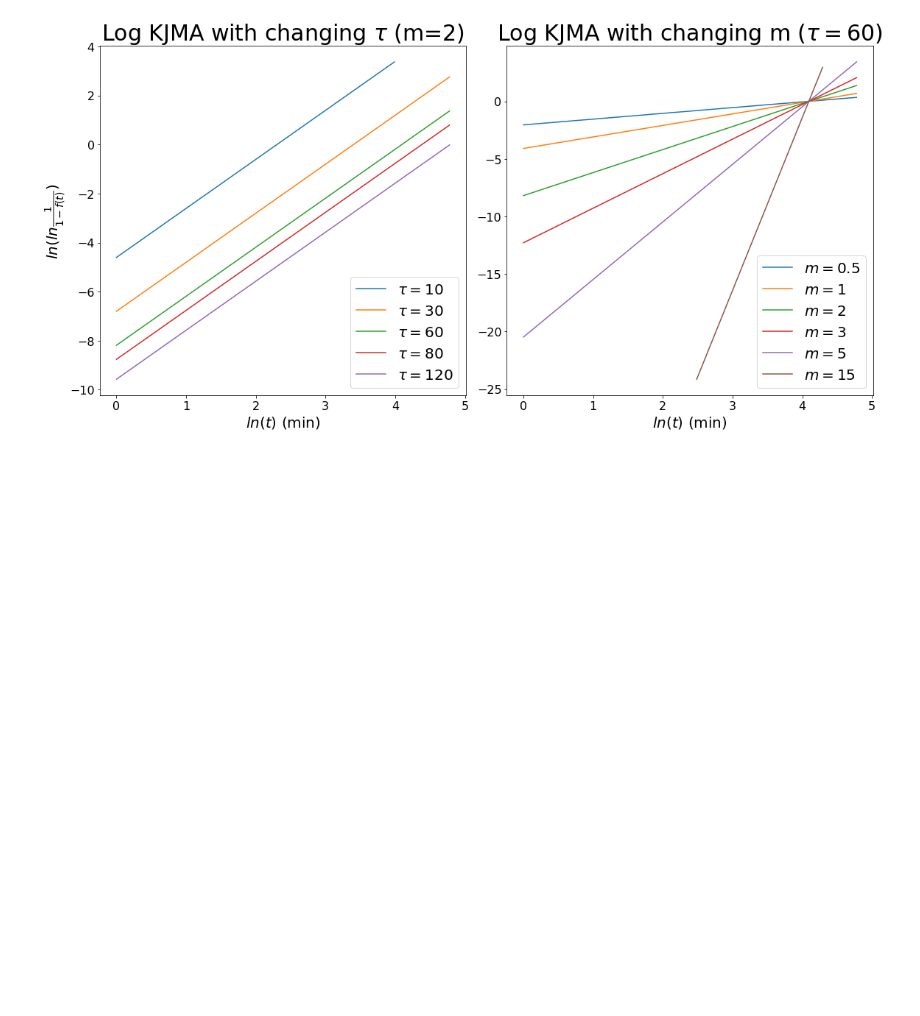
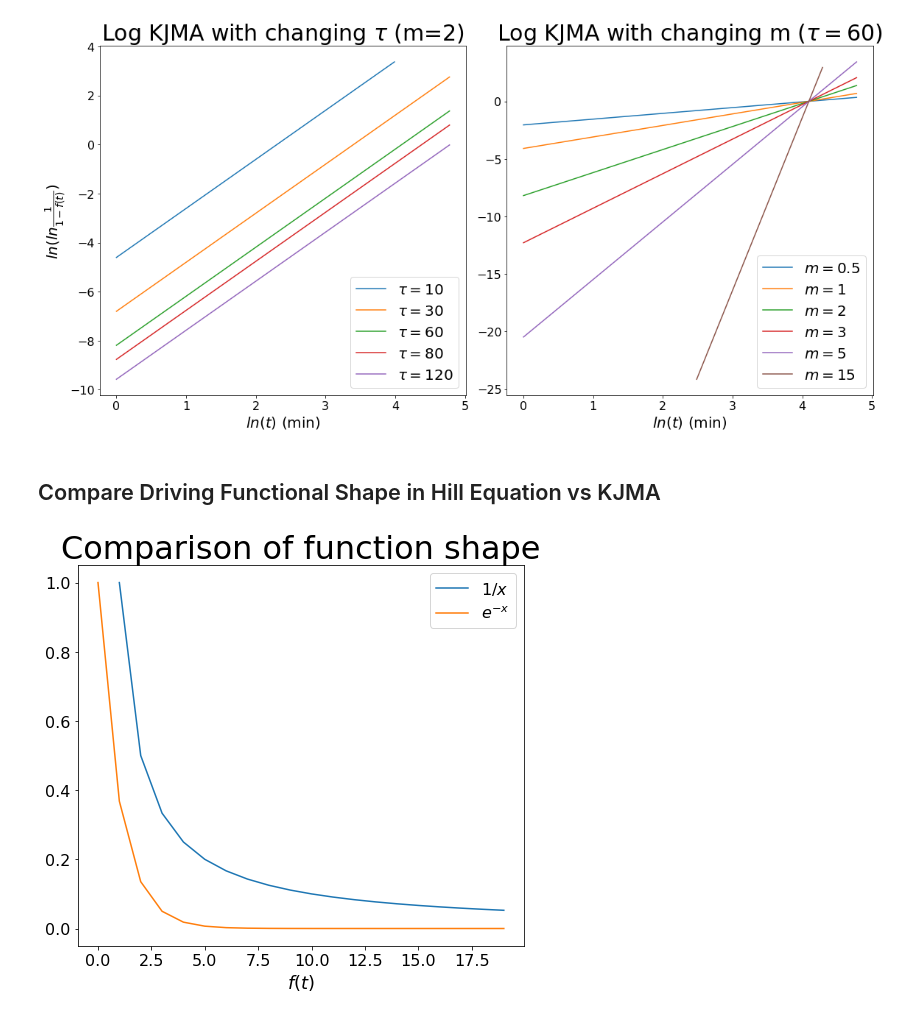
Before and after one commit to leoTiez/jmak, a Jupyter notebook: Jupyter KJMA example.ipynb, the cells around one changed output. Drawn from its saved outputs; the diff is of its cells as text; code cells hidden in the pictures; blank space fills up the shorter version.

Commit message:
Update: added form of exp(-x) and 1/x
To compare the difference in the behaviour of hill and kjma model,
a plot was added to compare exp(-x) (driving function of kjma)
and 1/x (driving function of hill).

```diff
--- a/Jupyter KJMA example.ipynb
+++ b/Jupyter KJMA example.ipynb
@@ -123,3 +123,18 @@ fig.tight_layout()
 plt.savefig('log_kjma_example.png')
 # %% [output]
 [figure]
+# %% [markdown]
+## Compare Driving Functional Shape in Hill Equation vs KJMA
+# %%
+plt.figure(figsize=(8, 7))
+plt.plot(np.arange(1, 20), 1 / np.arange(1, 20), label=r'$1 / x$')
+plt.plot(np.arange(20), np.exp(-np.arange(20)), label=r'$e^{-x}$')
+plt.legend(fontsize=16)
+plt.xticks(fontsize=16)
+plt.yticks(fontsize=16)
+plt.xlabel(r'$t$', fontsize=18)
+plt.xlabel(r'$f(t)$', fontsize=18)
+plt.title('Comparison of function shape', fontsize=32)
+plt.savefig('figures/examples/compare_functions.png')
+# %% [output]
+[figure, added]
```
